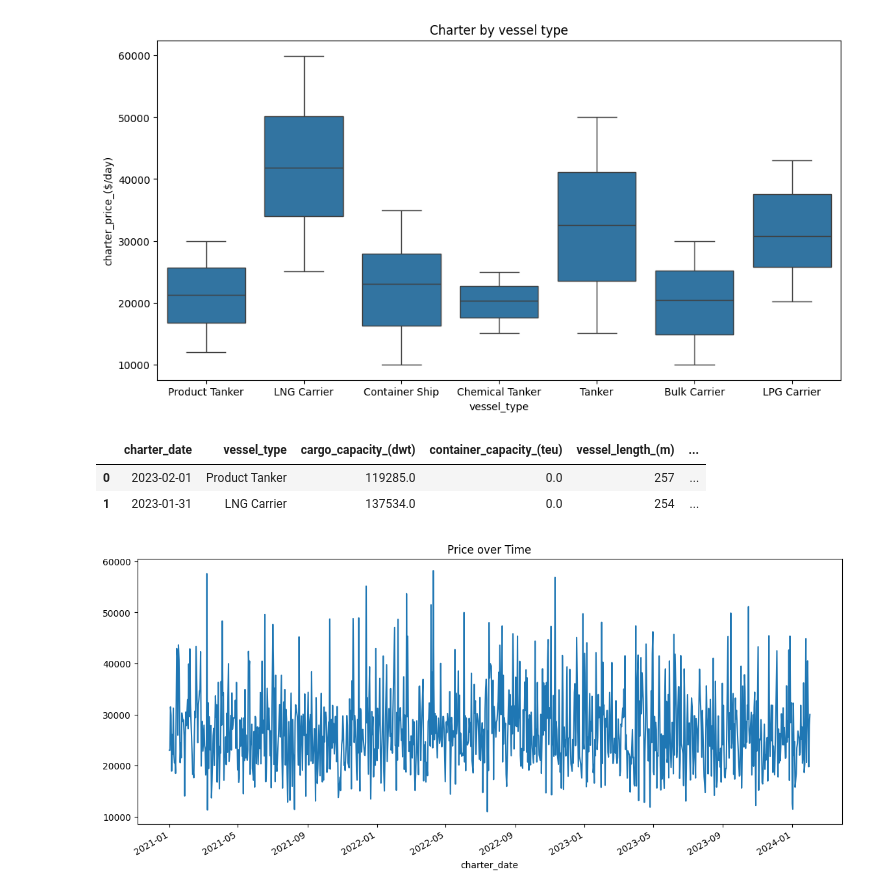
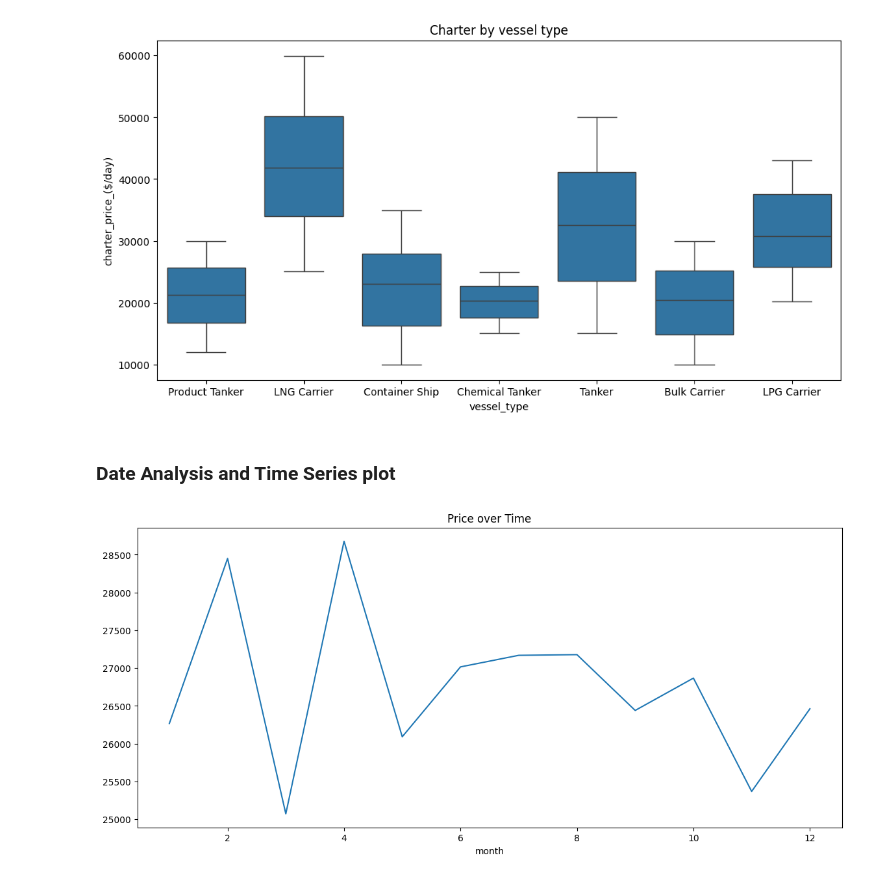
Before and after one commit to Ladozuki/Marine-ML, a Jupyter notebook: scripts/cleaning_data.ipynb, the cells around one changed output. Saved outputs shown, nothing was run; the diff lists cells and outputs as text; code cells hidden in the pictures.

```diff
--- a/scripts/cleaning_data.ipynb
+++ b/scripts/cleaning_data.ipynb
@@ -206,6 +222,8 @@ plt.title('Charter by vessel type')
 plt.show()
 # %% [output]
 [figure]
+# %% [markdown]
+### Date Analysis and Time Series plot
 # %%
 #Sorting date out
 
@@ -213,17 +231,13 @@ df['charter_date'] = pd.to_datetime(df['charter_date'])
 df['year'] = df['charter_date'].dt.year
 df['month'] = df['charter_date'].dt.month
 df['day'] = df['charter_date'].dt.day
-df.head(2)
-# %% [output]
-|  | charter_date | vessel_type | cargo_capacity_(dwt) | container_capacity_(teu) | vessel_length_(m) | ... |
-| 0 | 2023-02-01 | Product Tanker | 119285.0 | 0.0 | 257 | ... |
-| 1 | 2023-01-31 | LNG Carrier | 137534.0 | 0.0 | 254 | ... |
 # %%
 import matplotlib.dates as mdates
 
 plt.figure(figsize = (14,6))
-df.groupby('charter_date')['charter_price_($/day)'].mean().plot()
+df.groupby('month')['charter_price_($/day)'].mean().plot()
 plt.title('Price over Time')
+
 plt.show()
 # %% [output]
-[figure, old version]
+[figure, new version]
```
Also changed, not shown: parts of 17 cells of this notebook, 1 other file.
